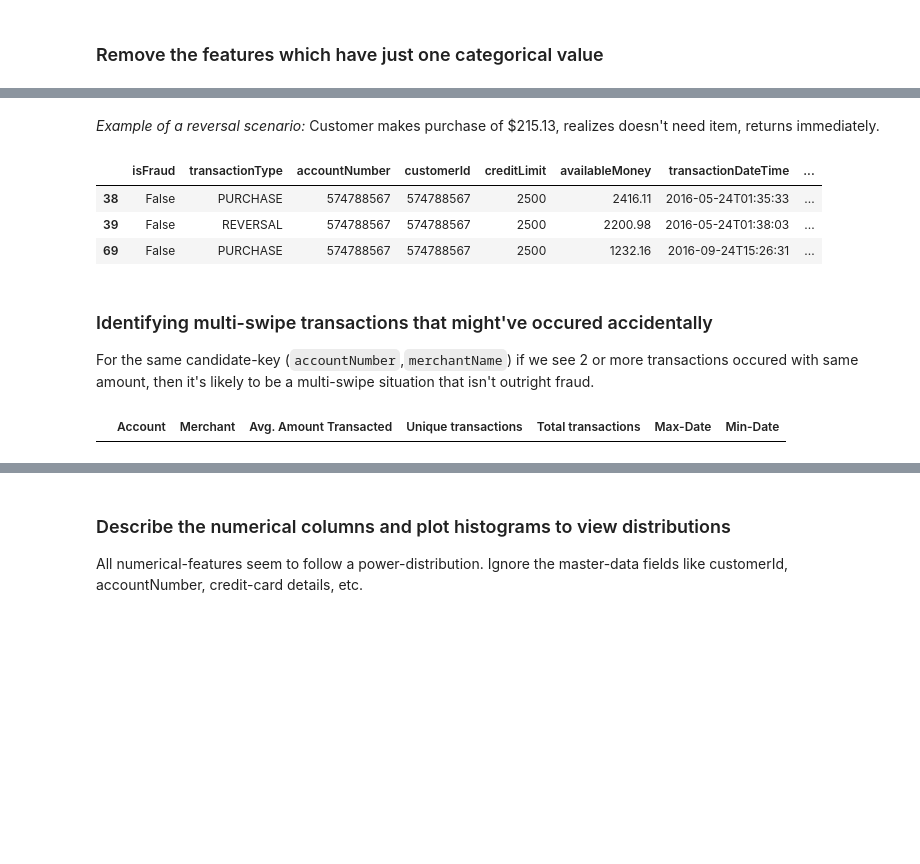
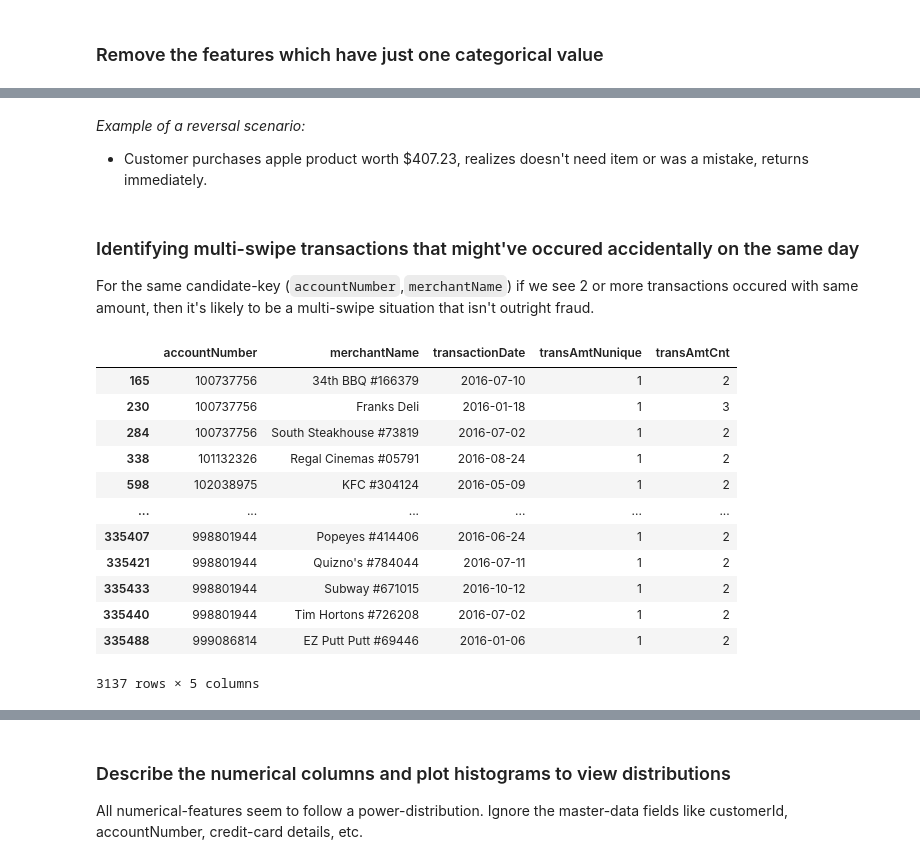
Before and after one commit to vikrantdeshpande09876/Credit_Card_Fraud_Detection, a Jupyter notebook: Codebase/Fraud_Detection_Classification.ipynb, the cells around one changed output, grey strips where cells are left out. Drawn from its saved outputs; the diff is of its cells as text; code cells hidden in the pictures; blank space fills up the shorter version.

```diff
--- a/Codebase/Fraud_Detection_Classification.ipynb
+++ b/Codebase/Fraud_Detection_Classification.ipynb
@@ -99,6 +99,7 @@ def add_time_dependent_features(df, col, include_time_fields=False):
     df[col+'Month'] = df[col].dt.month
     df[col+'Day'] = df[col].dt.day
     df[col+'DayOfWeek'] = df[col].dt.weekday
+    df[col+'Date'] = df[col].dt.date
     if include_time_fields:
         df[col+'Hour'] = df[col].dt.hour
         df[col+'Min'] = df[col].dt.minute
@@ -149,25 +174,35 @@ reversals
 # %% [markdown]
 *Example of a reversal scenario:*
-Customer makes purchase of $215.13, realizes doesn't need item, returns immediately.
+* Customer purchases apple product worth $407.23, realizes doesn't need item or was a mistake, returns immediately.
-# %%
-transaction_scenario = df[(df['customerId']==574788567) & (df['merchantName']=='Convenient Tire')]
-transaction_scenario[['isFraud','transactionType', 'accountNumber','customerId','creditLimit','availableMoney','transactionDateTime','transactionAmount','merchantName','acqCountry','merchantCountryCode']]
-# %% [output]
-|  | isFraud | transactionType | accountNumber | customerId | creditLimit | availableMoney | transactionDateTime | ... |
-| 38 | False | PURCHASE | 574788567 | 574788567 | 2500 | 2416.11 | 2016-05-24T01:35:33 | ... |
-| 39 | False | REVERSAL | 574788567 | 574788567 | 2500 | 2200.98 | 2016-05-24T01:38:03 | ... |
-| 69 | False | PURCHASE | 574788567 | 574788567 | 2500 | 1232.16 | 2016-09-24T15:26:31 | ... |
 # %% [markdown]
-### Identifying multi-swipe transactions that might've occured accidentally
+### Identifying multi-swipe transactions that might've occured accidentally on the same day
 
 For the same candidate-key (`accountNumber`,`merchantName`) if we see 2 or more transactions occured with same amount, then it's likely to be a multi-swipe situation that isn't outright fraud.
 # %%
-# SELECT ACC, MERCHANT WHERE ACC NOT IN (SELECT DISTINCT ACC WHERE TRANSACTION_TYPE="REVERSAL")
-non_reversals = df[~df['accountNumber'].isin(reversals['accountNumber'].unique())]
+# SELECT ACC, MERCHANT WHERE [ACC,MERCHANT] TRANSACTION_TYPE!="REVERSAL" AND SAME TRANSACTIONAMOUNT ON SAME DAY
+transactions_without_reversals = main_df[(main_df['transactionType']!='REVERSAL') & main_df['cardPresent']==True]
 
-agg_df = df.groupby(by=['accountNumber','merchantName'], as_index=False).agg(
-    { 'transactionAmount': {'nunique', 'count', 'mean'}, 'transactionDateTime':{'max', 'min'} })
-agg_df.columns = ['Account', 'Merchant', 'Avg. Amount Transacted', 'Unique transactions', 'Total transactions', 'Max-Date', 'Min-Date']
-agg_df[(agg_df['Unique transactions']==1) & (agg_df['Total transactions']>1)]
+transactions_without_reversals = transactions_without_reversals.groupby(
+    by=['accountNumber','merchantName','transactionDtDate'], as_index=False).agg({
+    'transactionAmount': {'nunique', 'count'}})
+
+transactions_without_reversals.columns = ['accountNumber','merchantName','transactionDate','transAmtNunique','transAmtCnt']
+
+transactions_without_reversals[
+    (transactions_without_reversals['transAmtNunique']==1) &
+    (transactions_without_reversals['transAmtCnt']>1)].sort_values(
+    by=['accountNumber','merchantName','transactionDate'])
 # %% [output]
-|  | Account | Merchant | Avg. Amount Transacted | Unique transactions | Total transactions | Max-Date | Min-Date |
+|  | accountNumber | merchantName | transactionDate | transAmtNunique | transAmtCnt |
+| 165 | 100737756 | 34th BBQ #166379 | 2016-07-10 | 1 | 2 |
+| 230 | 100737756 | Franks Deli | 2016-01-18 | 1 | 3 |
+| 284 | 100737756 | South Steakhouse #73819 | 2016-07-02 | 1 | 2 |
+| 338 | 101132326 | Regal Cinemas #05791 | 2016-08-24 | 1 | 2 |
+| 598 | 102038975 | KFC #304124 | 2016-05-09 | 1 | 2 |
+| ... | ... | ... | ... | ... | ... |
+| 335407 | 998801944 | Popeyes #414406 | 2016-06-24 | 1 | 2 |
+| 335421 | 998801944 | Quizno's #784044 | 2016-07-11 | 1 | 2 |
+| 335433 | 998801944 | Subway #671015 | 2016-10-12 | 1 | 2 |
+| 335440 | 998801944 | Tim Hortons #726208 | 2016-07-02 | 1 | 2 |
+| 335488 | 999086814 | EZ Putt Putt #69446 | 2016-01-06 | 1 | 2 |
+3137 rows × 5 columns
```
Also changed, not shown: parts of 7 cells of this notebook.
